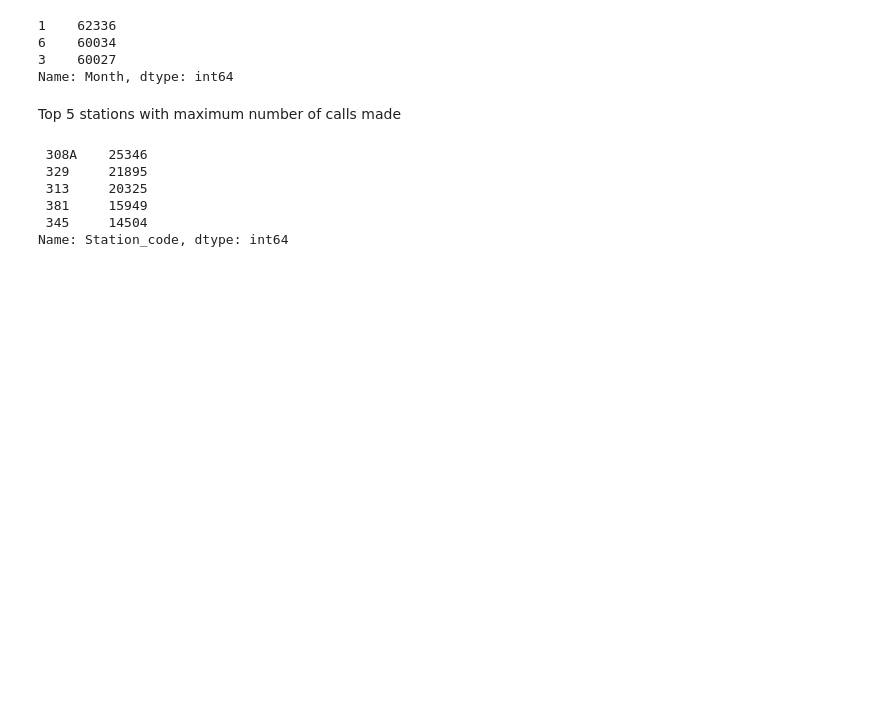
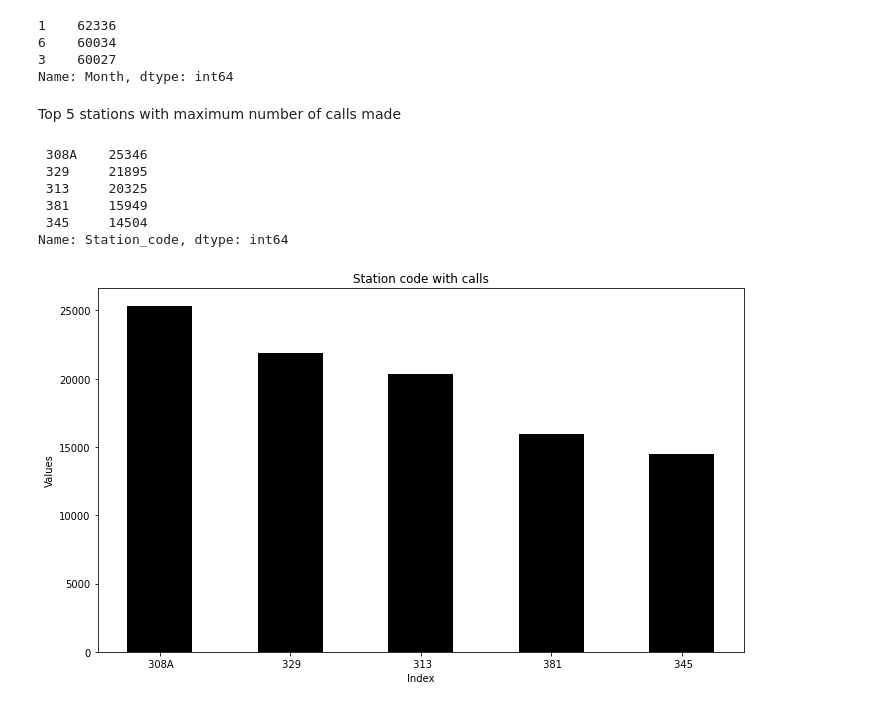
Before and after one commit to Sriram-Sudharsan/911DataAnalytics, a Jupyter notebook: EDA_911.ipynb, the cells around one changed output. Saved outputs shown, nothing was run; the diff lists cells and outputs as text; code cells hidden in the pictures; blank space fills up the shorter version.

```diff
--- a/EDA_911.ipynb
+++ b/EDA_911.ipynb
@@ -264,3 +264,12 @@ top5_station
  381     15949
  345     14504
 Name: Station_code, dtype: int64
+# %%
+plt.figure(figsize=(10,6))
+plt.bar(top5_station.index,top5_station.values,width=0.5,color="black")
+plt.xlabel('Index')
+plt.ylabel("Values")
+plt.title("Station code with calls")
+plt.tight_layout()
+# %% [output]
+[figure, added]
```
Also changed, not shown: parts of 13 cells of this notebook.
